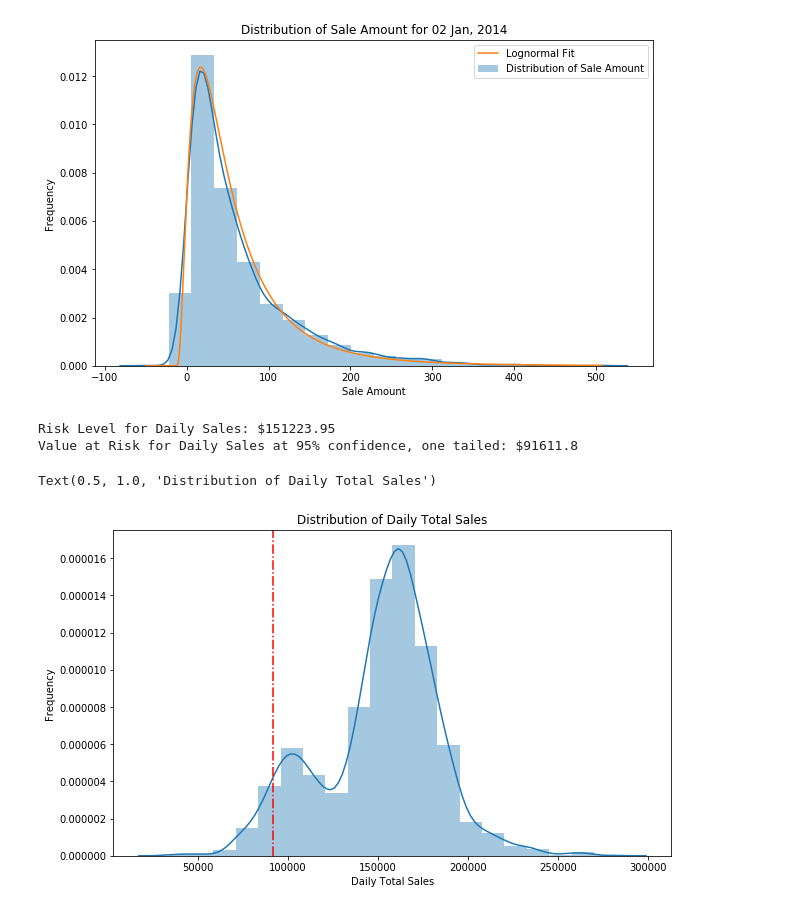
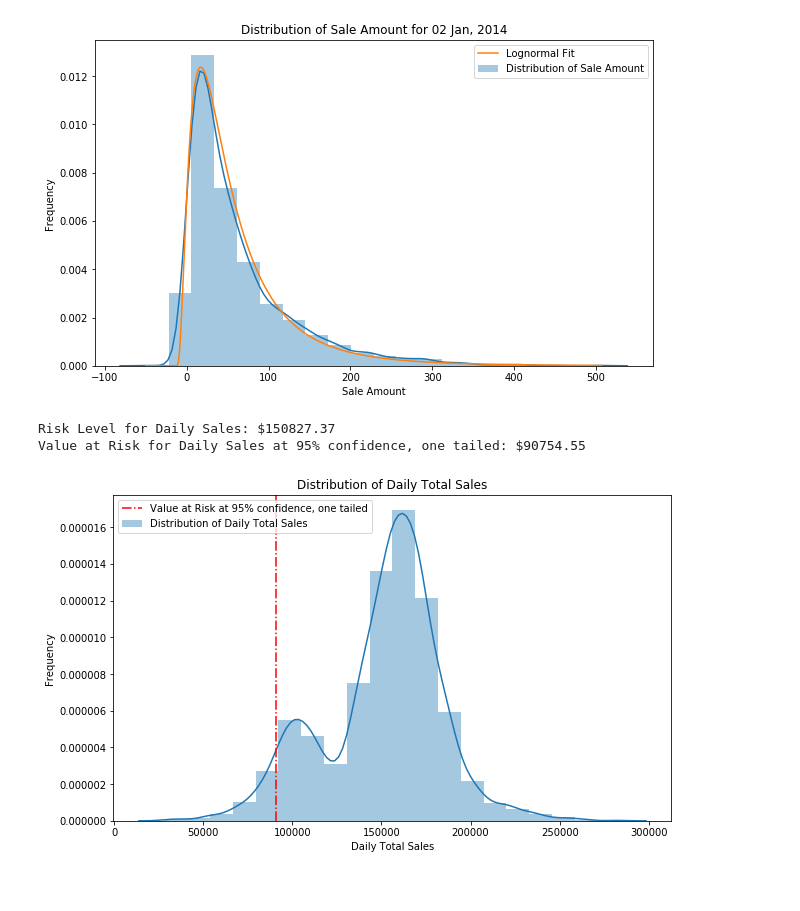
Before and after one commit to KevinSequeira/INFS-5096-Risk-Analysis, a Jupyter notebook: Exercise 2.ipynb, the cells around one changed output. Saved outputs shown, nothing was run; the diff lists cells and outputs as text; code cells hidden in the pictures.

```diff
--- a/Exercise 2.ipynb
+++ b/Exercise 2.ipynb
@@ -41,7 +41,7 @@ def calculateDailyFootfalls(dataFile):
 
 # Get distribution of sales per day.
 def calculateDailySales(dataFile):
-    dataFile = dataFile.groupby(["UniSA_Receipt_No1"], as_index = True).agg({"Item_Value": "sum"}).rename(columns = {"Item_Value": "Sale_Amount"})
+    dataFile = dataFile.groupby(["Sale_Date", "UniSA_Receipt_No1"], as_index = True).agg({"Item_Value": "sum"}).rename(columns = {"Item_Value": "Sale_Amount"})
     return dataFile
 # %%
 # Import data for the year 2015
@@ -132,8 +130,8 @@ plt.plot(lineSpace, gaussianKDE(lineSpace), label = "Gaussian KDE Fit")
 plt.legend()
 plt.show()
 
-# Estimate the distribution of .
-footfallsPerDaySamples = gaussianKDE.resample(footfallsPerDay.shape[0] * 10).astype(int)
+# Estimate the distribution of footfalls per day for 20 years.
+footfallsPerDaySamples = gaussianKDE.resample(footfallsPerDay.shape[0] * 20).astype(int)
 # %% [output]
 [figure]
 # %%
@@ -155,23 +153,24 @@ plt.show()
 # %%
 # Generate random samples of total sales for 20 years.
 totalSalesSampled20Years = []
 for singleDay in footfallsPerDaySamples[0]:
     singleDaySales = scipyStats.lognorm.rvs(fitShape, fitLoc, fitScale, size = singleDay).astype(int)
     totalSalesSampled20Years.append(sum(singleDaySales))
 
 # Calculating Risk Level for Daily Total Sales using Volatility:
 print("Risk Level for Daily Sales: $" + str(round(myStats.mean(totalSalesSampled20Years) - myStats.stdev(totalSalesSampled20Years), 2)))
 # Calculating Value at Risk for Daily Total Sales at 5% significance level:
 print("Value at Risk for Daily Sales at 95% confidence, one tailed: $" + str(round(np.percentile(np.array(totalSalesSampled20Years), 5), 2)))
 
 plt.figure(figsize = (10, 6))
 histo = sb.distplot(totalSalesSampled20Years, label = "Distribution of Daily Total Sales", bins = 20, kde = True)
 plt.axvline(round(np.percentile(np.array(totalSalesSampled20Years), 5), 2), color = "red", linestyle = "-.", label = "Value at Risk at 95% confidence, one tailed")
 plt.xlabel("Daily Total Sales")
 plt.ylabel("Frequency")
 plt.title("Distribution of Daily Total Sales")
+plt.legend()
+plt.show()
 # %% [output]
-Risk Level for Daily Sales: $151223.95
-Value at Risk for Daily Sales at 95% confidence, one tailed: $91611.8
+Risk Level for Daily Sales: $150827.37
+Value at Risk for Daily Sales at 95% confidence, one tailed: $90754.55
-Text(0.5, 1.0, 'Distribution of Daily Total Sales')
-[figure, old version]
+[figure, new version]
```
Also changed, not shown: parts of 2 cells of this notebook.
